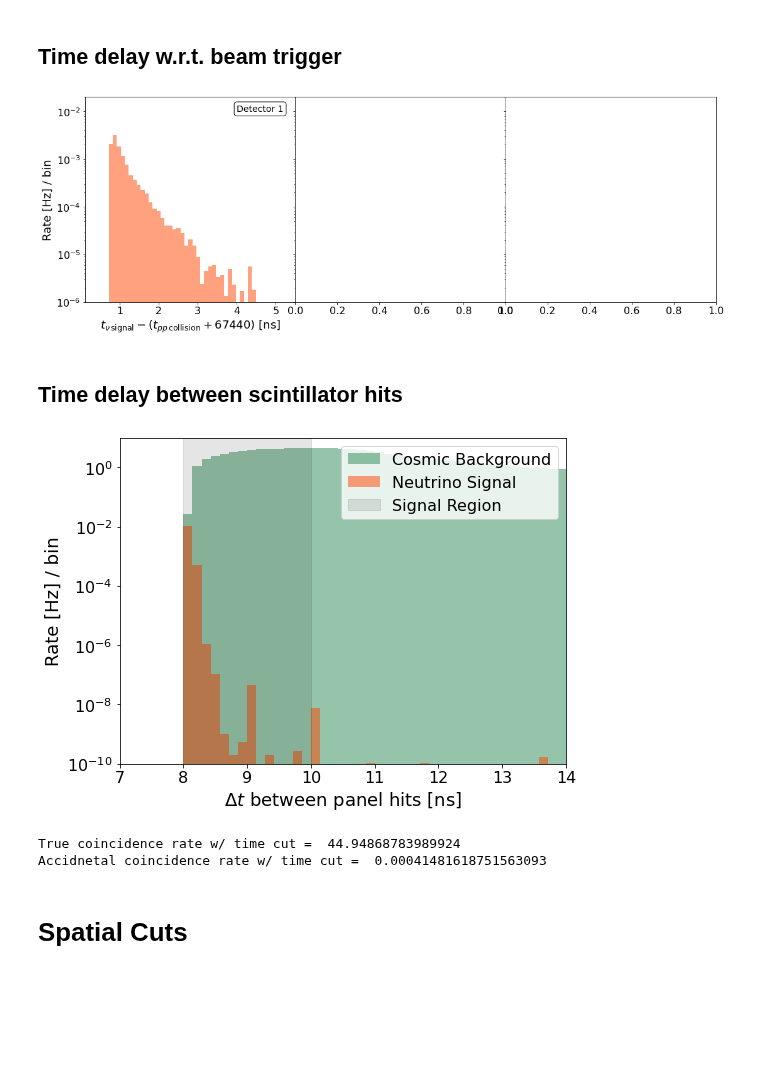
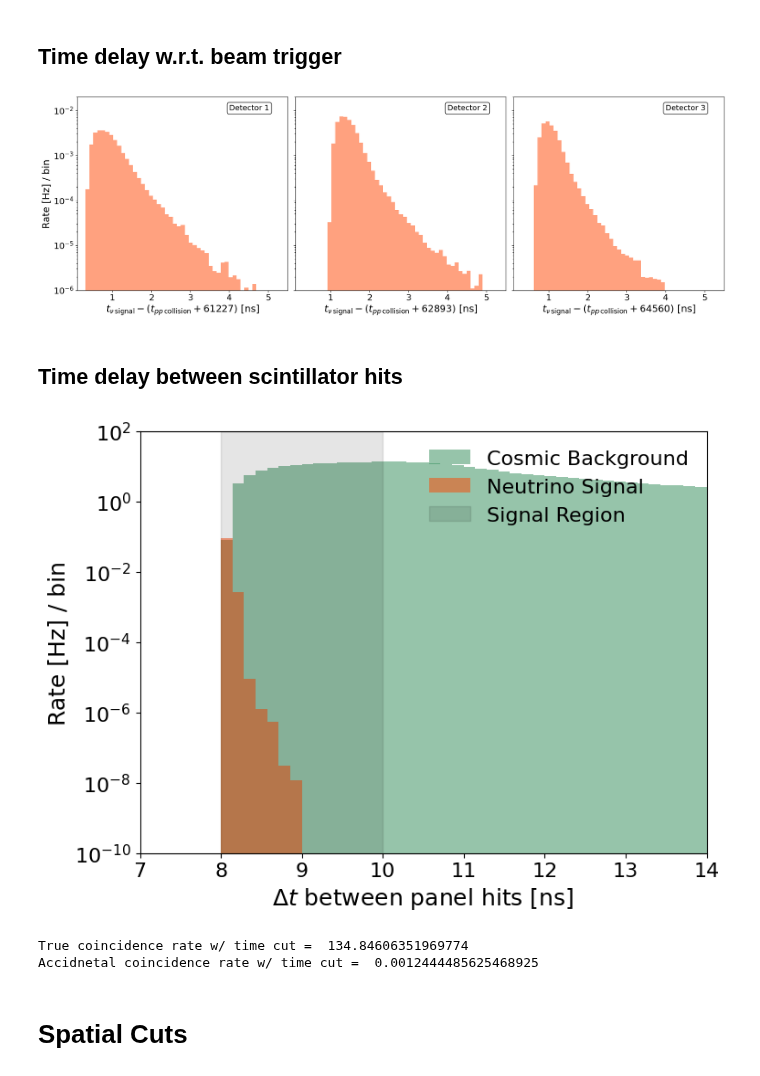
Before and after one commit to nickkamp1/Lake_Geneva_Neutrinos, a Jupyter notebook: Cosmics/SurfaceMuonBackgroundEstimate.ipynb, the cells around one changed output. Saved outputs shown, nothing was run; the diff lists cells and outputs as text; code cells hidden in the pictures; blank space fills up the shorter version.

```diff
--- a/Cosmics/SurfaceMuonBackgroundEstimate.ipynb
+++ b/Cosmics/SurfaceMuonBackgroundEstimate.ipynb
@@ -42,10 +42,10 @@ c = 3e-1 # m / ns
 # %% [markdown]
 # Load the neutrinos
 # %%
-siren_data = pd.concat((pd.read_parquet("../Data/SIREN/Output/Surface_1km_Spacing/LHCb_LHC13_EPOSLHC_light_14.parquet"),
-                        pd.read_parquet("../Data/SIREN/Output/Surface_1km_Spacing/LHCb_LHC13_EPOSLHC_light_-14.parquet"),
-                        pd.read_parquet("../Data/SIREN/Output/Surface_1km_Spacing/LHCb_LHC13_BKSS_charm_14.parquet"),
-                        pd.read_parquet("../Data/SIREN/Output/Surface_1km_Spacing/LHCb_LHC13_BKSS_charm_-14.parquet")))
+siren_data = pd.concat((pd.read_parquet("../Data/SIREN/Output/SINE_CMS_West/compressed/LHC13_EPOSLHC_light_14_CC.parquet"),
+                        pd.read_parquet("../Data/SIREN/Output/SINE_CMS_West/compressed/LHC13_EPOSLHC_light_-14_CC.parquet"),
+                        pd.read_parquet("../Data/SIREN/Output/SINE_CMS_West/compressed/LHC13_BKSS_charm_14_CC.parquet"),
+                        pd.read_parquet("../Data/SIREN/Output/SINE_CMS_West/compressed/LHC13_BKSS_charm_-14_CC.parquet")))
 # %% [markdown]
 # Load the cosmics
 # %%
@@ -99,7 +101,8 @@ panel_bottom = 0
 # panel_bottom = (7.77-2.59)/2
 
 
-for plane in [1]:
+for plane in [1,2,3]:
+    print("On plane",plane)
     plane_list = [1,2,3]
     plane_list.remove(plane)
     mask = "panel%d_hit_mask_muon_survival==1"%(plane)
@@ -141,32 +148,33 @@ nu_rate_dict["No Cuts"] = sum(nu_data.weights)/n_seconds_HLLHC
 # %% [markdown]
 ## Time delay w.r.t. beam trigger
 # %%
-bin_centers = [67440,
-               #70773,
-               #74107
+bin_centers = [61227,
+               62893,
+               64560
               ]
 bw = 5
 
 fig,ax = plt.subplots(1,3,figsize=(18,6),sharey=True)
 fig.subplots_adjust(wspace=0)
 for ib,bc in enumerate(bin_centers):
     d,b,_ = ax[ib].hist(nu_data["beam_timing"]-bc,weights=nu_data["weights"]/n_seconds_HLLHC,
                 bins=np.linspace(0,bw,50),#np.linspace(bc-bw/2,bc+bw/2,100),
                 alpha=0.5,color=nu_color,label="Neutrino Signal")
     beam_timing_loss = sum(d[b[:-1]<=3])/sum(d)
     ax[ib].set_xlabel(r"$t_{\nu\,{\rm signal}} - (t_{pp\,{\rm collision}} + %d)$ [ns]"%bc)
     ax[ib].text(bw-1,0.01,"Detector %d"%(ib+1),fontsize=14,
                 bbox=dict(facecolor='white', edgecolor='black',boxstyle='round'))
     ax[ib].semilogy()
     ax[ib].set_xlim(0.1,bw+0.5)
     ax[ib].set_xticks(range(1,bw+1))
 ax[0].set_ylabel("Rate [Hz] / bin")
 ax[0].set_ylim(1e-6,2e-2)
+plt.tight_layout()
 plt.savefig("Figures/BeamTiming.pdf",dpi=100)
 plt.show()
 nu_rate_dict["Beam Timing"] = beam_timing_loss * nu_rate_dict["No Cuts"]
 # %% [output]
-[figure, old version]
+[figure, new version]
 # %% [markdown]
 ## Time delay between scintillator hits
 # %%
@@ -181,9 +189,9 @@ plt.hist(cosmic_data["delta_t"],bins=np.linspace(7,14,50),weights=rate/Ngen*np.o
          alpha=0.5,color=cosmic_color,label="Cosmic Background")
 plt.hist(nu_data["delta_t"],bins=np.linspace(7,14,50),weights=nu_data["weights"]/n_seconds_HLLHC,
          alpha=0.5,color=nu_color,label="Neutrino Signal")
-plt.fill_between([8,10],[10,10],color="black",alpha=0.1,label="Signal Region")
+plt.fill_between([8,10],[100,100],color="black",alpha=0.1,label="Signal Region")
 plt.semilogy()
-plt.ylim(1e-10,10)
+plt.ylim(1e-10,100)
 plt.xlim(7,14)
 plt.xlabel(r"$\Delta t$ between panel hits [ns]")
 plt.ylabel("Rate [Hz] / bin")
@@ -198,9 +206,9 @@ print("Accidnetal coincidence rate w/ time cut = ",singles_rate* 1.62e3 * 2e-9)
 nu_rate_dict["Panel $\\Delta t$"] = beam_timing_loss*sum(nu_data_time_cut["weights"])/n_seconds_HLLHC
 cosmic_rate_dict["Panel $\\Delta t$"] = len(cosmic_data_time_cut)*rate/Ngen
 # %% [output]
-[figure, old version]
+[figure, new version]
-True coincidence rate w/ time cut =  44.94868783989924
-Accidnetal coincidence rate w/ time cut =  0.00041481618751563093
+True coincidence rate w/ time cut =  134.84606351969774
+Accidnetal coincidence rate w/ time cut =  0.0012444485625468925
 # %% [markdown]
 # Spatial Cuts
 # %%
```
Also changed, not shown: parts of 11 cells of this notebook, 1 other file.
